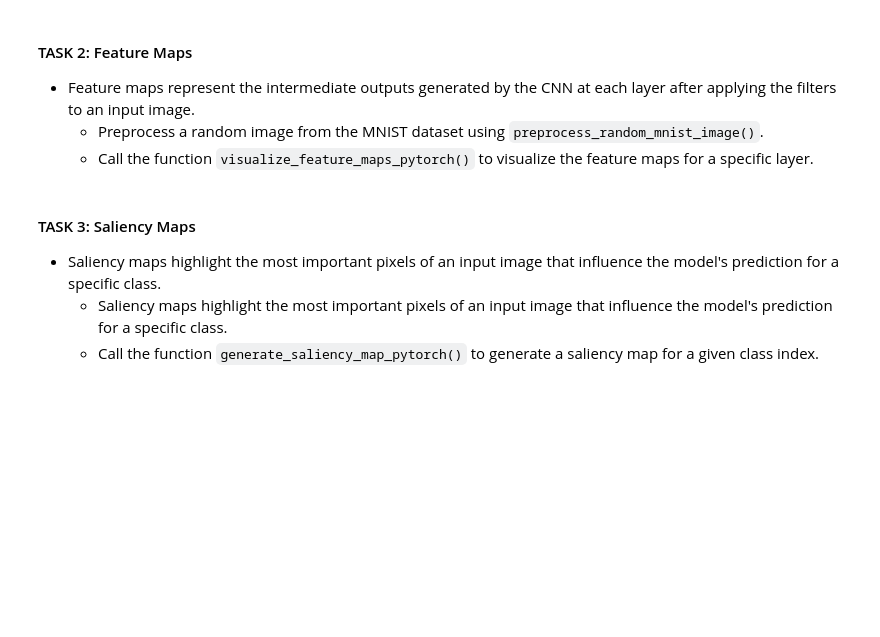
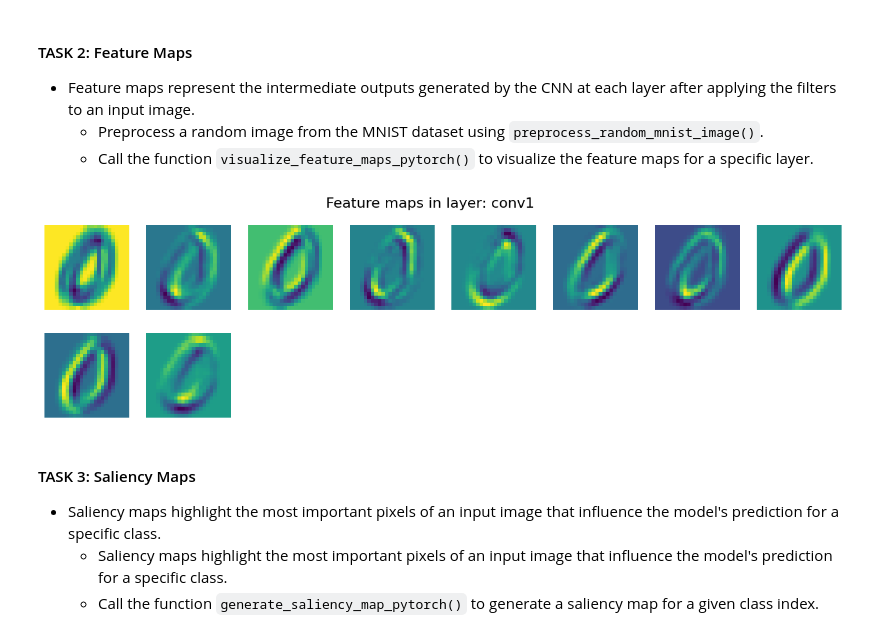
Before and after one commit to bmontoyag/UTEC_MISTI_2026, a Jupyter notebook: 2025mistiperu_cnns_inherentfeatureengineering_exercises.ipynb, the cells around one changed output. Drawn from its saved outputs; the diff is of its cells as text; code cells hidden in the pictures; blank space fills up the shorter version.

```diff
--- a/2025mistiperu_cnns_inherentfeatureengineering_exercises.ipynb
+++ b/2025mistiperu_cnns_inherentfeatureengineering_exercises.ipynb
@@ -680,11 +699,13 @@ def visualize_feature_maps_pytorch(model, layer_name, input_image):
 # %%
 # TASK 2 EXERCISE
 
 # Preprocess an image from the `train_loader` using ``preprocess_random_mnist_image(~)`
-input_image = <REPLACE ME AND MY BRACKETS>
+input_image = preprocess_random_mnist_image(train_loader)
 
 # Visualize feature maps
-''' ADD YOUR CODE HERE '''
+visualize_feature_maps_pytorch(conv_network, 'conv1', input_image)
+# %% [output]
+[figure, added]
 # %% [markdown]
 #### TASK 3:  Saliency Maps
 
```
Also changed, not shown: parts of 5 cells of this notebook.
